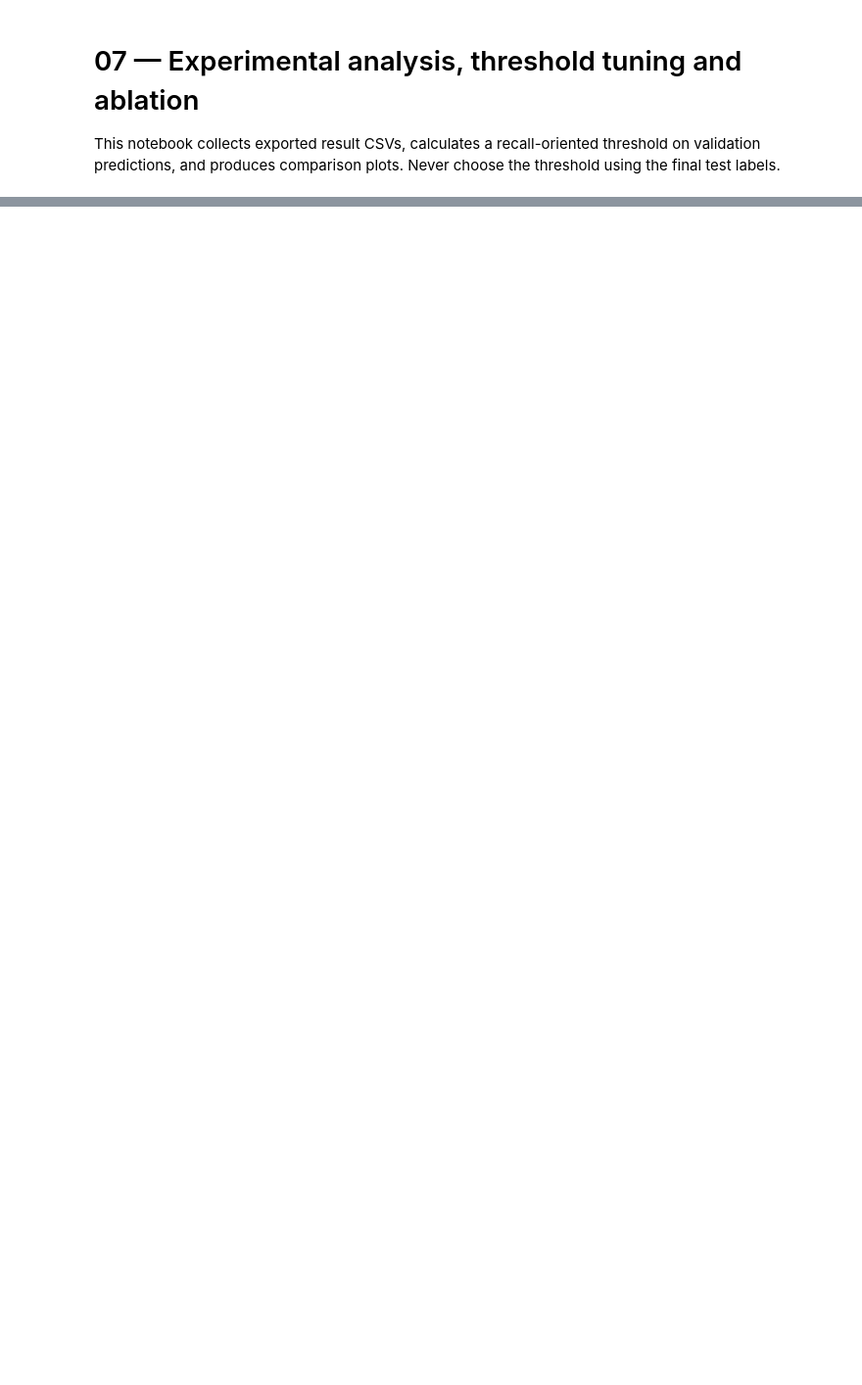
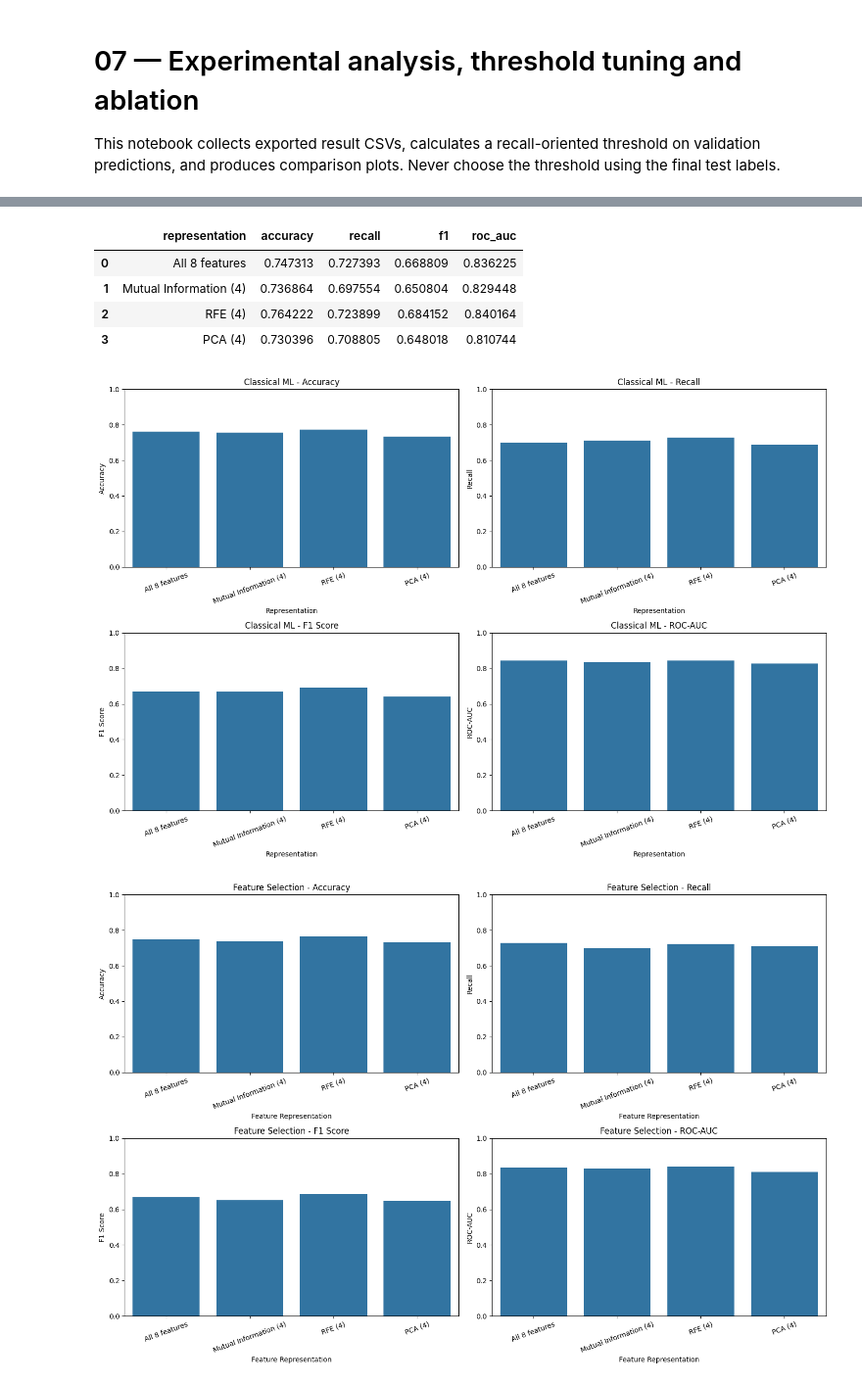
Before and after one commit to shahaanabbas-13/Quantum-Diabetes-Prediction, a Jupyter notebook: notebooks/07_Experimental_Analysis.ipynb, the cells around one changed output, grey strips where cells are left out. Shown at 98% size. Cells and saved outputs as stored; diff of their text form; code cells hidden in the pictures; blank space fills up the shorter version.

Commit message:
Uploading all the results of Experimental Analysis

```diff
--- a/notebooks/07_Experimental_Analysis.ipynb
+++ b/notebooks/07_Experimental_Analysis.ipynb
@@ -48,0 +102,73 @@ Use a common held-out test set for final evaluation. Quantum training subsets mu
+# %%
+
+# ============================================
+# CELL 2: CROSS-VALIDATION PERFORMANCE ANALYSIS
+# ============================================
+
+# Classical ML results
+print("CLASSICAL MACHINE LEARNING - 5-FOLD CV")
+display(classical_results)
+
+# Feature selection results
+print("\nFEATURE SELECTION - 5-FOLD CV")
+display(feature_results)
+
+# Plot classical ML cross-validation metrics
+classical_metrics = {
+    "Accuracy": "accuracy_mean",
+    "Recall": "recall_mean",
+    "F1 Score": "f1_mean",
+    "ROC-AUC": "roc_auc_mean"
+}
+
+fig, axes = plt.subplots(2, 2, figsize=(15, 10))
+axes = axes.flatten()
+
+for ax, (metric_name, column) in zip(axes, classical_metrics.items()):
+    sns.barplot(
+        data=classical_results,
+        x="representation",
+        y=column,
+        ax=ax
+    )
+    ax.set_title(f"Classical ML - {metric_name}")
+    ax.set_xlabel("Representation")
+    ax.set_ylabel(metric_name)
+    ax.tick_params(axis="x", rotation=20)
+    ax.set_ylim(0, 1)
+
+plt.tight_layout()
+plt.savefig(RESULTS / "classical_cv_comparison.png", dpi=300)
+plt.show()
+
+# Plot feature-selection cross-validation metrics
+feature_metrics = {
+    "Accuracy": "accuracy",
+    "Recall": "recall",
+    "F1 Score": "f1",
+    "ROC-AUC": "roc_auc"
+}
+
+fig, axes = plt.subplots(2, 2, figsize=(15, 10))
+axes = axes.flatten()
+
+for ax, (metric_name, column) in zip(axes, feature_metrics.items()):
+    sns.barplot(
+        data=feature_results,
+        x="representation",
+        y=column,
+        ax=ax
+    )
+    ax.set_title(f"Feature Selection - {metric_name}")
+    ax.set_xlabel("Feature Representation")
+    ax.set_ylabel(metric_name)
+    ax.tick_params(axis="x", rotation=20)
+    ax.set_ylim(0, 1)
+
+plt.tight_layout()
+plt.savefig(RESULTS / "feature_selection_cv_comparison.png", dpi=300)
+plt.show()
+
+print("\nCross-validation analysis completed.")
+print("Plots saved in:", RESULTS)
+# %% [output]
@@ -48,0 +182,7 @@ Use a common held-out test set for final evaluation. Quantum training subsets mu
+|  | representation | accuracy | recall | f1 | roc_auc |
+| 0 | All 8 features | 0.747313 | 0.727393 | 0.668809 | 0.836225 |
+| 1 | Mutual Information (4) | 0.736864 | 0.697554 | 0.650804 | 0.829448 |
+| 2 | RFE (4) | 0.764222 | 0.723899 | 0.684152 | 0.840164 |
+| 3 | PCA (4) | 0.730396 | 0.708805 | 0.648018 | 0.810744 |
+[figure, added]
+[figure, added]
```
Also changed, not shown: parts of 31 cells of this notebook.
